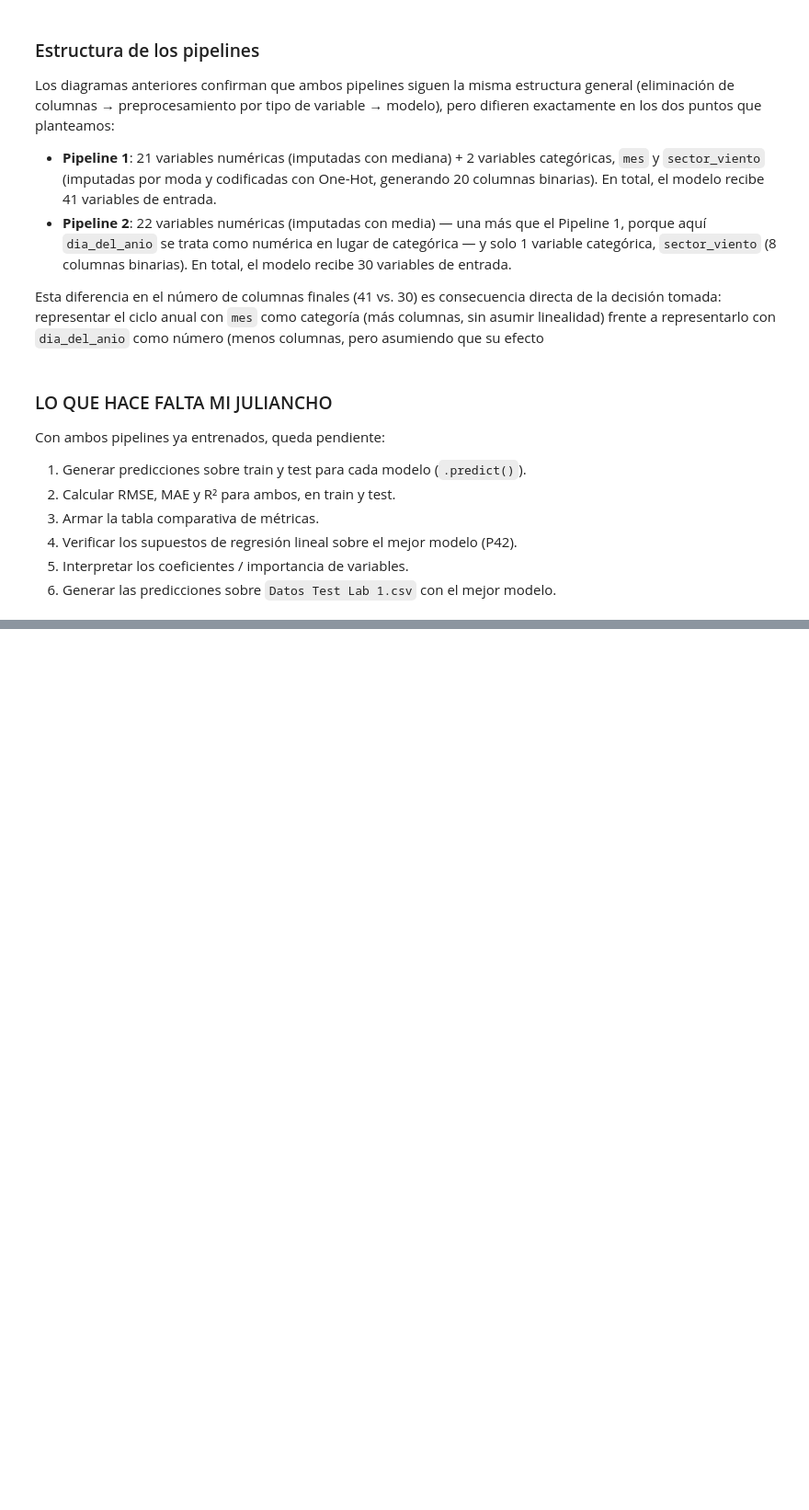
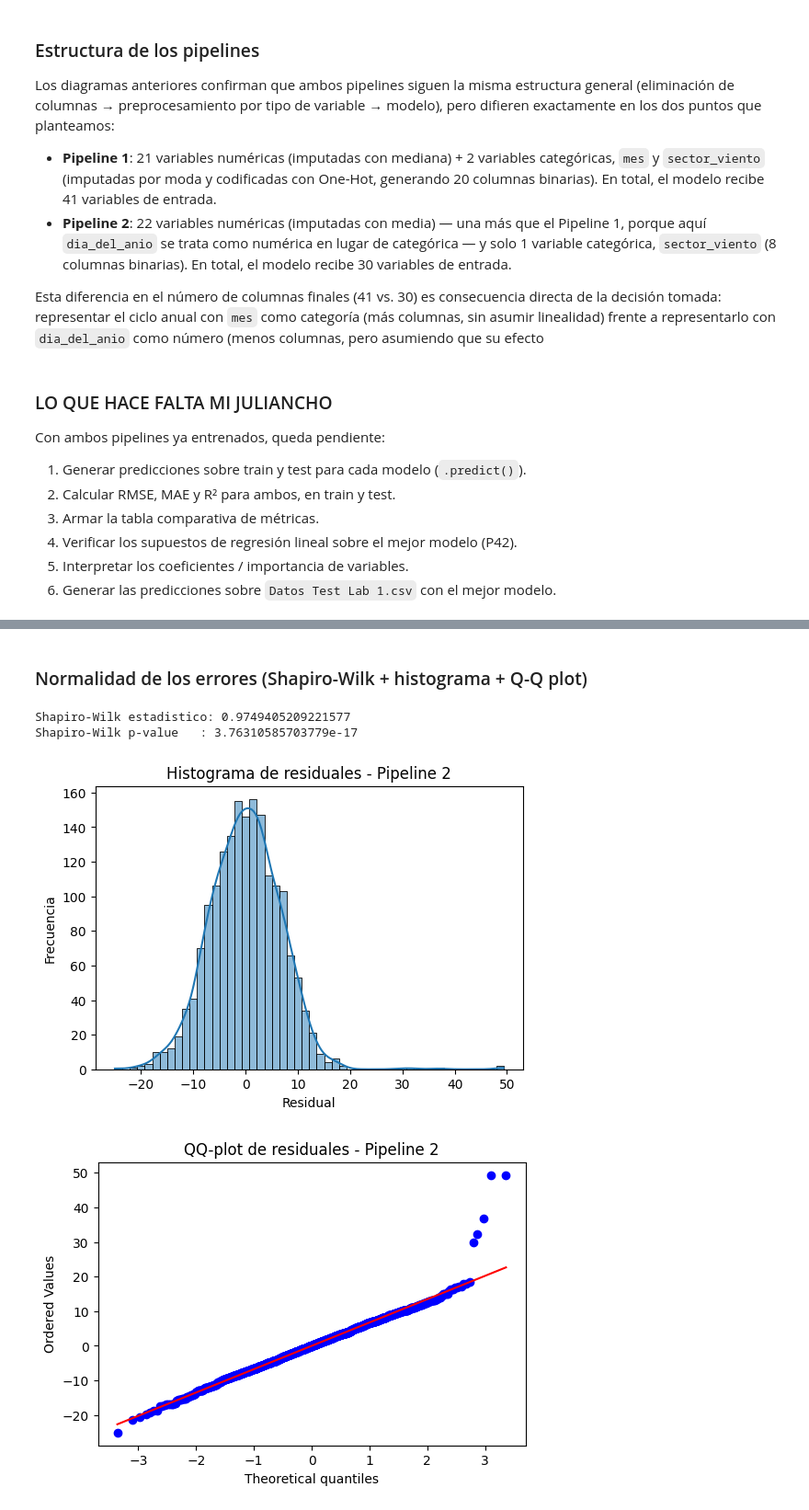
Before and after one commit to Teban1101/MaterialDeClase-ISIS-2611, a Jupyter notebook: 202620/Laboratorios/L1/lab1.ipynb, the cells around one changed output, grey strips where cells are left out. Shown at 92% size. Drawn from its saved outputs; the diff is of its cells as text; code cells hidden in the pictures; blank space fills up the shorter version.

```diff
--- a/202620/Laboratorios/L1/lab1.ipynb
+++ b/202620/Laboratorios/L1/lab1.ipynb
@@ -1525,0 +1638,21 @@ Con ambos pipelines ya entrenados, queda pendiente:
+# %%
+# Obtenemos el dataset de entrenamiento ya transformado por el pipeline (sin el paso del
+# modelo), necesario para las pruebas estadisticas de los supuestos (mismo enfoque que P4.2)
+dropper_step = pipeline_2.named_steps['dropper']
+preprocesamiento_2 = pipeline_2.named_steps['preprocesamiento']
+
+X_train_dropped_2 = dropper_step.transform(X_train)
+Xt_train_2 = preprocesamiento_2.transform(X_train_dropped_2)
+
+feature_names_2 = preprocesamiento_2.get_feature_names_out()
+feature_names_2 = [n.replace('num__', '').replace('cat__', '') for n in feature_names_2]
+
+import scipy.sparse
+if scipy.sparse.issparse(Xt_train_2):
+    Xt_train_2 = Xt_train_2.toarray()
+
+Xt_train_2_df = pd.DataFrame(Xt_train_2, columns=feature_names_2, index=X_train.index)
+
+residuales_2 = np.array(y_train - y_train_pred_2)
+
+print(f"Dataset transformado: {Xt_train_2_df.shape[0]} filas x {Xt_train_2_df.shape[1]} columnas")
@@ -1525,0 +1701,23 @@ Con ambos pipelines ya entrenados, queda pendiente:
+# %% [markdown]
+### Normalidad de los errores (Shapiro-Wilk + histograma + Q-Q plot)
+# %%
+estat_shapiro_2, p_shapiro_2 = shapiro(residuales_2)
+print("Shapiro-Wilk estadistico:", estat_shapiro_2)
+print("Shapiro-Wilk p-value   :", p_shapiro_2)
+
+plt.figure(figsize=(6, 4))
+sns.histplot(residuales_2, kde=True)
+plt.title("Histograma de residuales - Pipeline 2")
+plt.xlabel("Residual")
+plt.ylabel("Frecuencia")
+plt.show()
+
+plt.figure(figsize=(6, 4))
+stats.probplot(residuales_2, dist="norm", plot=plt)
+plt.title("QQ-plot de residuales - Pipeline 2")
+plt.show()
+# %% [output]
+Shapiro-Wilk estadistico: 0.9749405209221577
+Shapiro-Wilk p-value   : 3.76310585703779e-17
+[figure, added]
+[figure, added]
```
Also changed, not shown: parts of 28 cells of this notebook.
